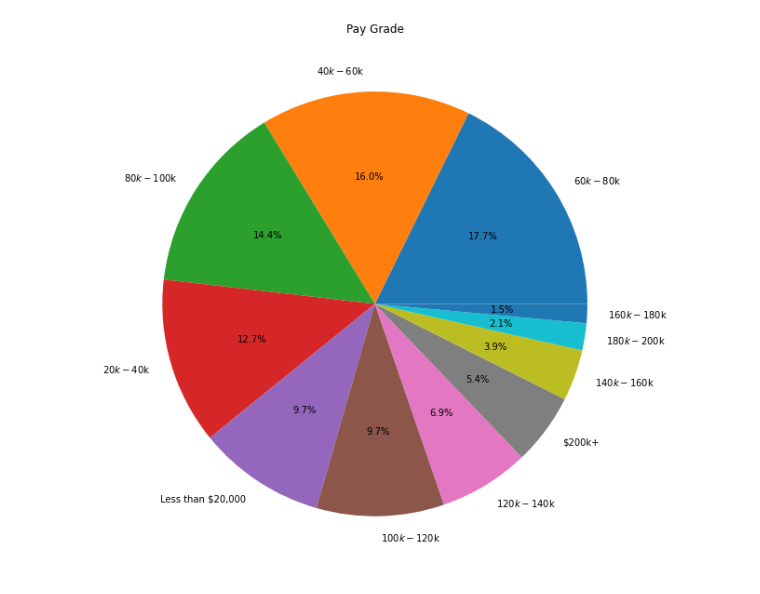
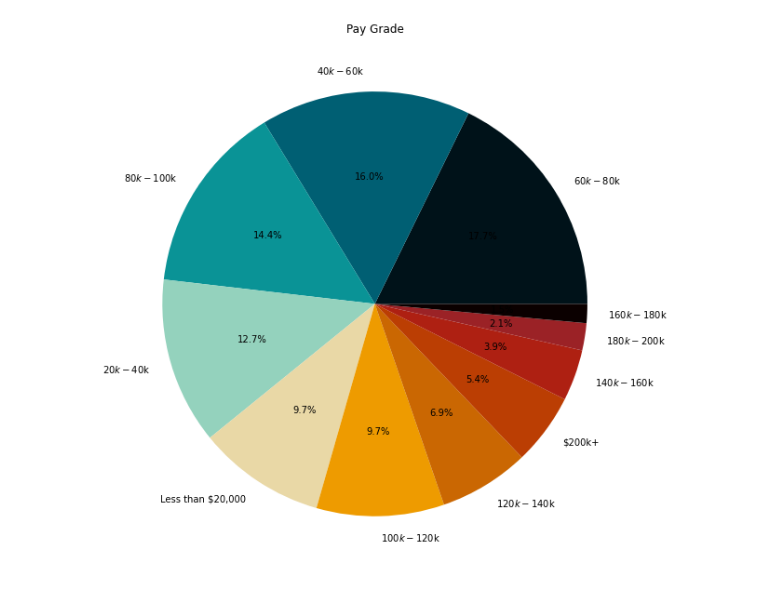
Before and after one commit to kale0009/2clap, a Jupyter notebook: CodeBase/Explore.ipynb, the cells around one changed output. Cells and saved outputs as stored; diff of their text form; code cells hidden in the pictures.

Commit message:
Added visualizations

```diff
--- a/CodeBase/Explore.ipynb
+++ b/CodeBase/Explore.ipynb
@@ -6,13 +7,14 @@ import numpy as np
 import matplotlib.pyplot as plt
 # %%
 df = pd.read_csv("DataDraft1.csv")
+#Create Pie chart of Pay Grade
 df["PayAnnual"].value_counts()
 fig1, ax1 = plt.subplots()
 PayDf = df.PayAnnual.value_counts().rename_axis('Pay Ranges').reset_index(name='counts')
-colors = []
-ax1.pie(PayDf["counts"], labels=PayDf["Pay Ranges"],autopct='%1.1f%%')
+colors = ["#001219","#005f73","#0a9396","#94d2bd","#e9d8a6","#ee9b00","#ca6702","#bb3e03","#ae2012","#9b2226","#0b0000"]
+ax1.pie(PayDf["counts"], labels=PayDf["Pay Ranges"],autopct='%1.1f%%',colors=colors)
 ax1.set_title("Pay Grade")
 fig1.set_size_inches(18.5, 10.5)
-fig1.savefig('test2png.png', dpi=200)
+fig1.savefig('PieChartOfPayGrade.png', dpi=200)
 # %% [output]
-[figure, old version]
+[figure, new version]
```
Also changed, not shown: parts of 4 cells of this notebook, 4 other files.
